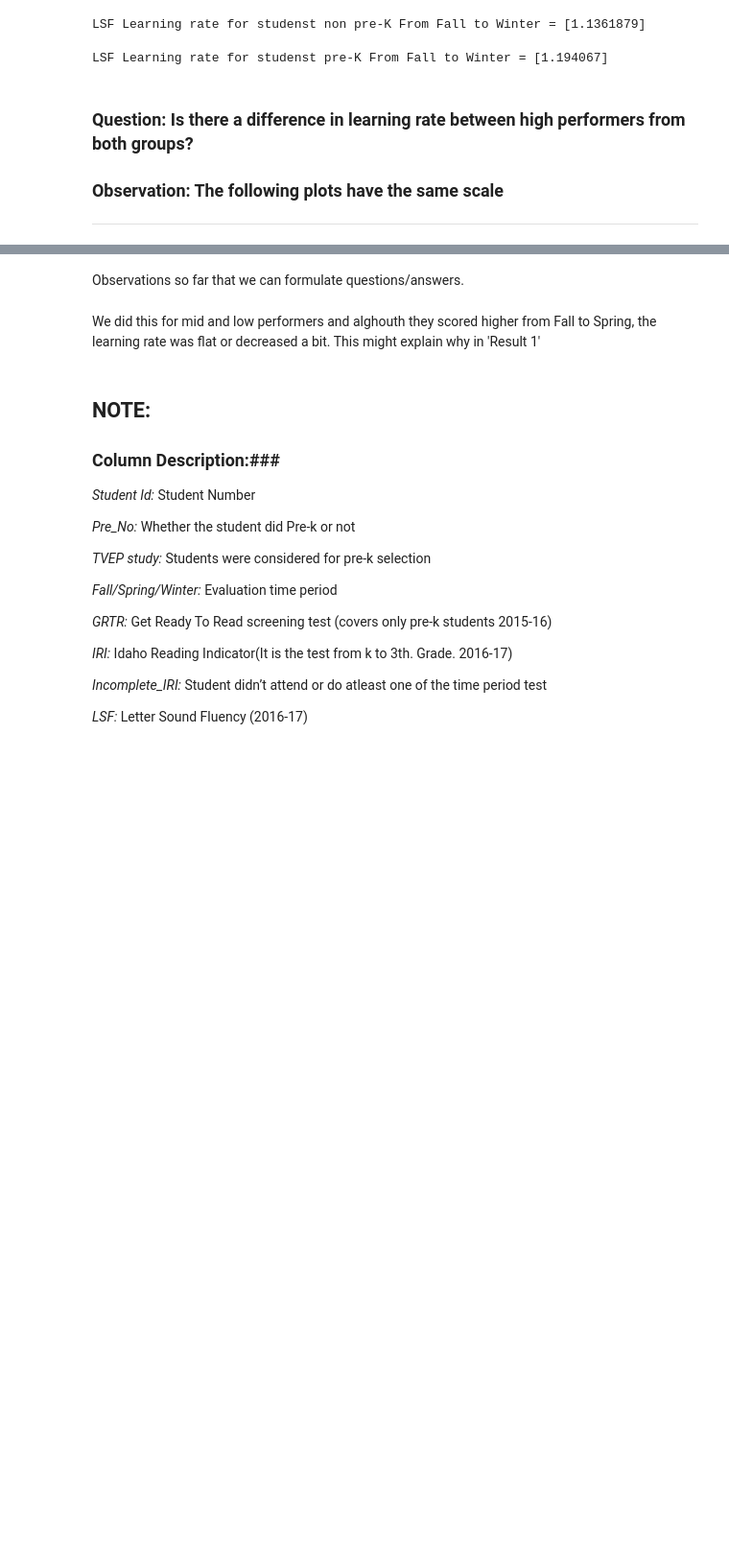
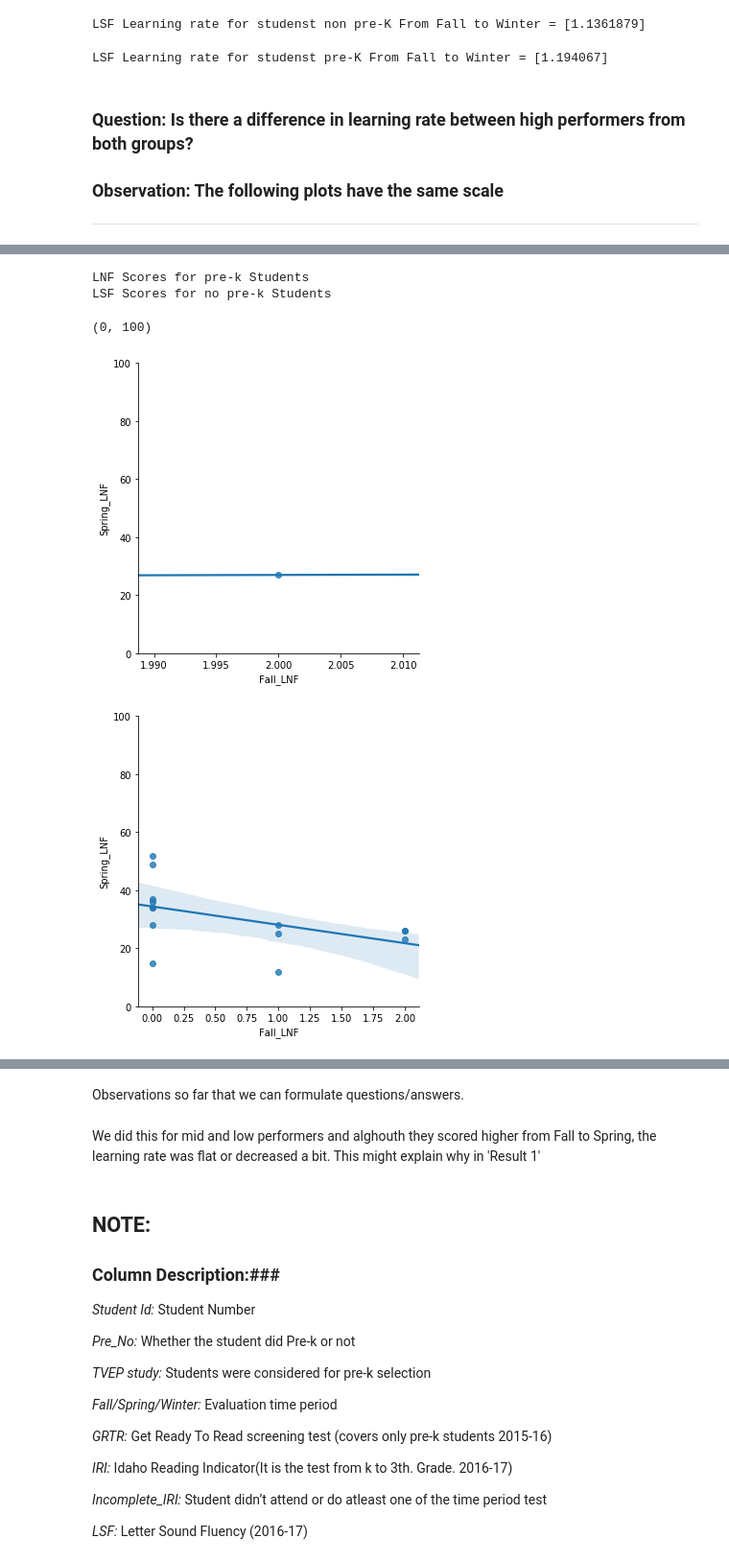
Before and after one commit to gcaracas/ds_project, a Jupyter notebook: project_v1.ipynb, the cells around one changed output, grey strips where cells are left out. Shown: that part at 96% size. Cells and saved outputs as stored; diff of their text form; code cells hidden in the pictures; blank space fills up the shorter version.

```diff
--- a/project_v1.ipynb
+++ b/project_v1.ipynb
@@ -409,0 +418,18 @@ LSF Scores for no pre-k Students
+# %%
+pkhp = prekst[prekst['Fall_Level'] == 1]
+npkhp = nonprek[nonprek['Fall_Level'] == 1]
+print("LNF Scores for pre-k Students")
+p1=sns.pairplot(pkhp, x_vars=["Fall_LNF"],y_vars="Spring_LNF", kind='reg',height=5)
+axes = p1.axes
+axes[0,0].set_ylim(0,100)
+type(p1)
+print("LSF Scores for no pre-k Students")
+p2=sns.pairplot(npkhp, x_vars=["Fall_LNF"],y_vars="Spring_LNF", kind='reg',height=5)
+axes = p2.axes
+axes[0,0].set_ylim(0,100)
+# %% [output]
+LNF Scores for pre-k Students
+LSF Scores for no pre-k Students
+(0, 100)
+[figure, added]
+[figure, added]
```
Also changed, not shown: parts of 20 cells of this notebook.
